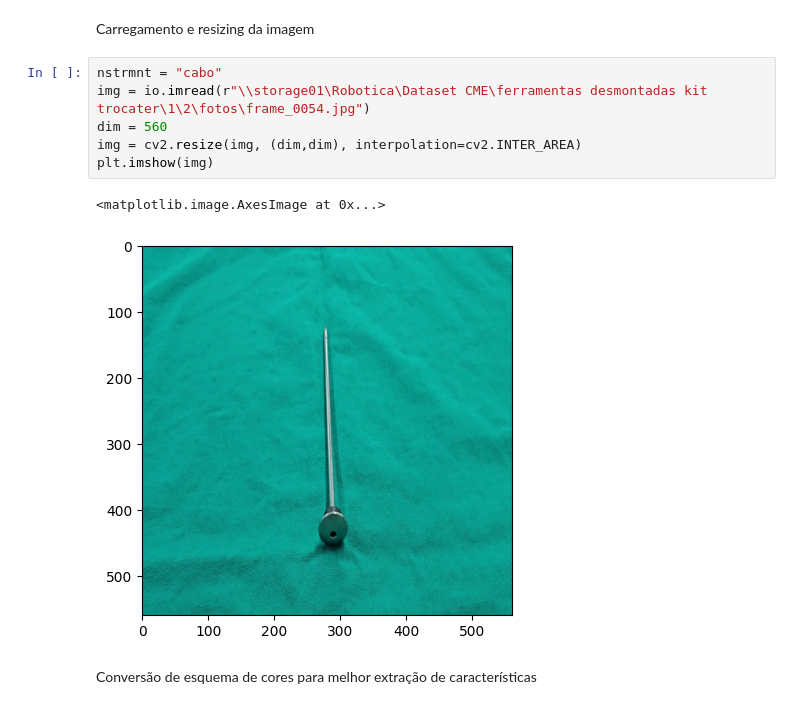
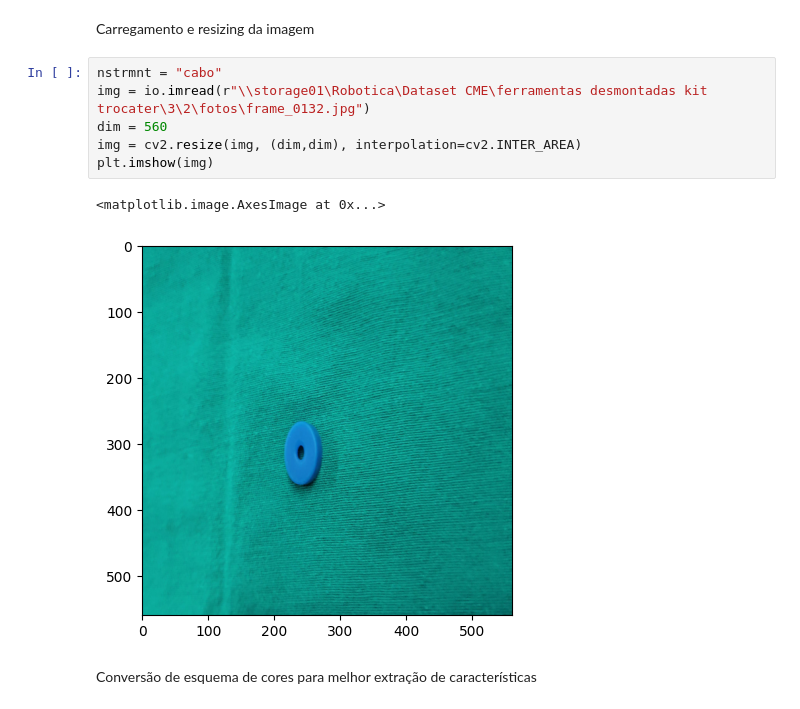
Before and after one commit to Rafael-Marinho-dos-Anjos/image_division-new-, a Jupyter notebook: segmentation_test.ipynb, the cells around one changed output. Saved outputs shown, nothing was run; the diff lists cells and outputs as text.

```diff
--- a/segmentation_test.ipynb
+++ b/segmentation_test.ipynb
@@ -7,13 +7,13 @@ from skimage import io
 Carregamento e resizing da imagem
 # %%
 nstrmnt = "cabo"
-img = io.imread(r"\\storage01\Robotica\Dataset CME\ferramentas desmontadas kit trocater\1\2\fotos\frame_0054.jpg")
+img = io.imread(r"\\storage01\Robotica\Dataset CME\ferramentas desmontadas kit trocater\3\2\fotos\frame_0132.jpg")
 dim = 560
 img = cv2.resize(img, (dim,dim), interpolation=cv2.INTER_AREA)
 plt.imshow(img)
 # %% [output]
 <matplotlib.image.AxesImage at 0x...>
-[figure, old version]
+[figure, new version]
 # %% [markdown]
 Conversão de esquema de cores para melhor extração de características
 # %%
```
Also changed, not shown: parts of 4 cells of this notebook, 5 other files.
